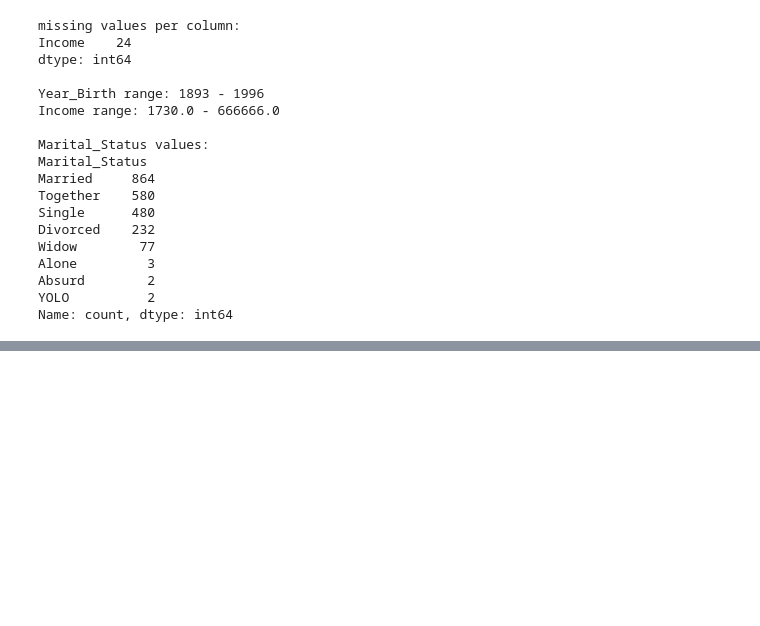
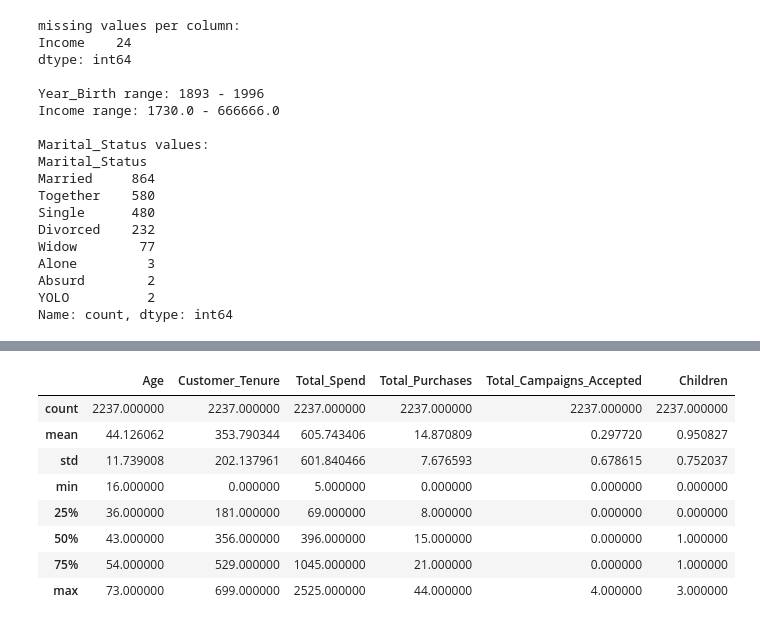
Before and after one commit to Asyllaw/DecodeLabs-Internship, a Jupyter notebook: project3/marketing_campaign.ipynb, the cells around one changed output, grey strips where cells are left out. Saved outputs shown, nothing was run; the diff lists cells and outputs as text; code cells hidden in the pictures; blank space fills up the shorter version.

```diff
--- a/project3/marketing_campaign.ipynb
+++ b/project3/marketing_campaign.ipynb
@@ -51,0 +61,10 @@ Name: count, dtype: int64
+# %%
+# Capping outliers in the Income column
+df["Income"] = df["Income"].fillna(df["Income"].median())
+
+q1, q3 = df["Income"].quantile(0.25), df["Income"].quantile(0.75)
+iqr = q3 - q1
+income_upper_bound = q3 + 1.5 * iqr
+n_capped = (df["Income"] > income_upper_bound).sum()
+df["Income"] = df["Income"].clip(upper=income_upper_bound)
+print(f"Capped {n_capped} Income outlier(s) at {income_upper_bound:.0f} in Income column.")
@@ -51,0 +85,32 @@ Name: count, dtype: int64
+# %%
+# Create new features
+df["Dt_Customer"] = pd.to_datetime(df["Dt_Customer"], format="%d-%m-%Y")
+
+df["Age"] = df["Dt_Customer"].dt.year - df["Year_Birth"]
+
+reference_date = df["Dt_Customer"].max()
+df["Customer_Tenure"] = (reference_date - df["Dt_Customer"]).dt.days
+
+spend_cols = ["MntWines", "MntFruits", "MntMeatProducts", "MntFishProducts", "MntSweetProducts", "MntGoldProds"]
+df["Total_Spend"] = df[spend_cols].sum(axis=1)
+
+purchase_cols = ["NumDealsPurchases", "NumWebPurchases", "NumCatalogPurchases", "NumStorePurchases"]
+df["Total_Purchases"] = df[purchase_cols].sum(axis=1)
+
+campaign_cols = ["AcceptedCmp1", "AcceptedCmp2", "AcceptedCmp3", "AcceptedCmp4", "AcceptedCmp5"]
+df["Total_Campaigns_Accepted"] = df[campaign_cols].sum(axis=1)
+
+df["Children"] = df["Kidhome"] + df["Teenhome"]
+
+new_features = ["Age", "Customer_Tenure", "Total_Spend", "Total_Purchases", "Total_Campaigns_Accepted", "Children"]
+df[new_features].describe()
+# %% [output]
+|  | Age | Customer_Tenure | Total_Spend | Total_Purchases | Total_Campaigns_Accepted | Children |
+| count | 2237.000000 | 2237.000000 | 2237.000000 | 2237.000000 | 2237.000000 | 2237.000000 |
+| mean | 44.126062 | 353.790344 | 605.743406 | 14.870809 | 0.297720 | 0.950827 |
+| std | 11.739008 | 202.137961 | 601.840466 | 7.676593 | 0.678615 | 0.752037 |
+| min | 16.000000 | 0.000000 | 5.000000 | 0.000000 | 0.000000 | 0.000000 |
+| 25% | 36.000000 | 181.000000 | 69.000000 | 8.000000 | 0.000000 | 0.000000 |
+| 50% | 43.000000 | 356.000000 | 396.000000 | 15.000000 | 0.000000 | 1.000000 |
+| 75% | 54.000000 | 529.000000 | 1045.000000 | 21.000000 | 0.000000 | 1.000000 |
+| max | 73.000000 | 699.000000 | 2525.000000 | 44.000000 | 4.000000 | 3.000000 |
```
Also changed, not shown: parts of 7 cells of this notebook.
